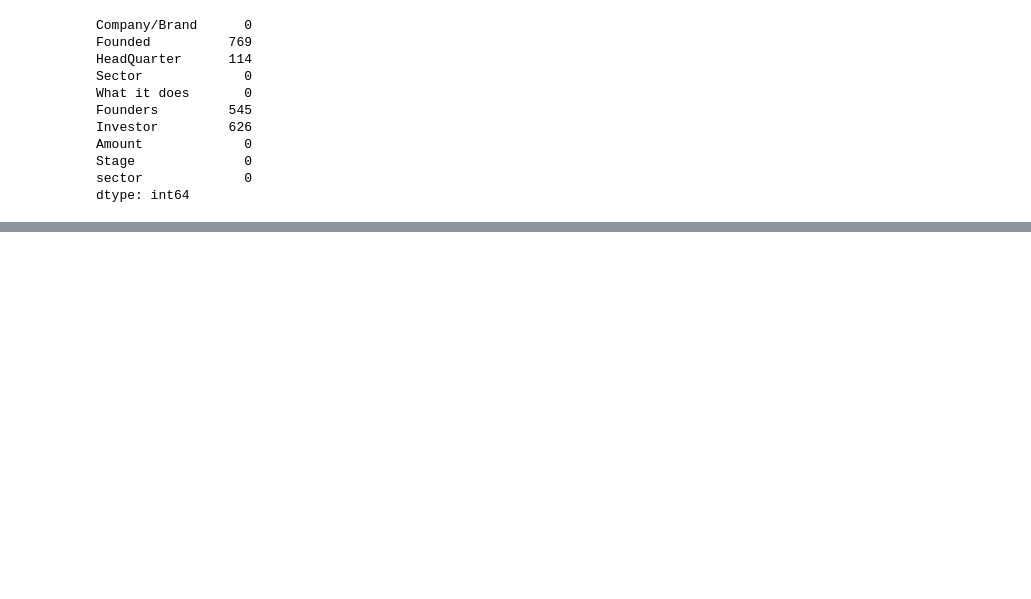
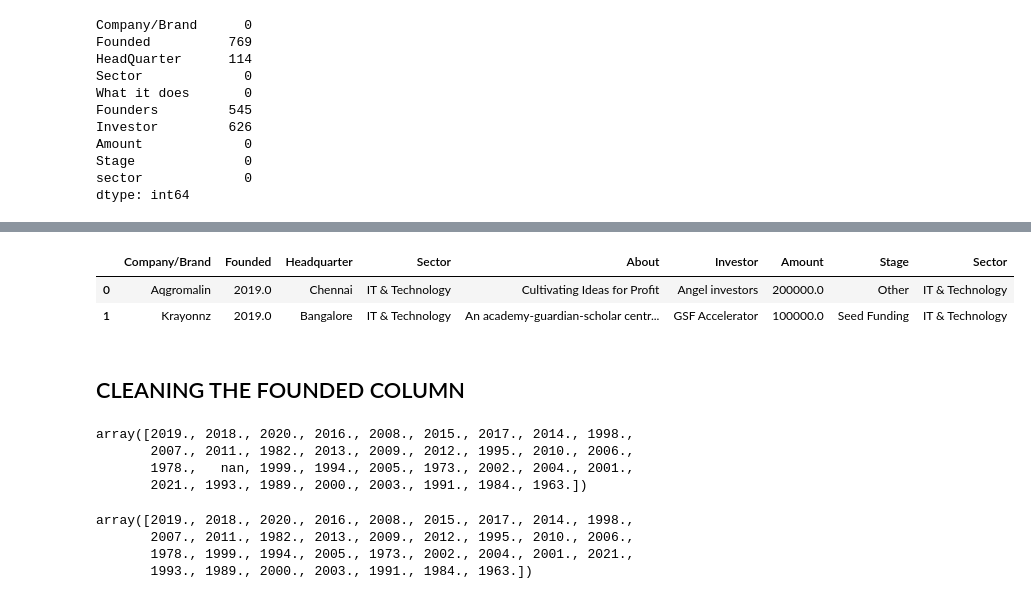
Before and after one commit to Amarquaye009/FIRST-PROJECT---CUSTOMER-CHURN-ANALYSIS, a Jupyter notebook: main.ipynb, the cells around one changed output, grey strips where cells are left out. Cells and saved outputs as stored; diff of their text form; code cells hidden in the pictures; blank space fills up the shorter version.

```diff
--- a/main.ipynb
+++ b/main.ipynb
@@ -482,0 +514,2 @@ dtype: int64
+# %%
+main_df["Investor"] = main_df["Investor"].fillna("Undisclosed")
@@ -482,0 +532,2 @@ dtype: int64
+# %%
+main_df.drop(columns=["Founders"], inplace=True)
@@ -482,0 +547,17 @@ dtype: int64
+# %%
+# Rename some columns
+main_df.rename(columns={'HeadQuarter': 'Headquarter', 'What it does': 'About', 'sector': 'Sector'}, inplace= True)
+main_df.head(2)
+# %% [output]
+|  | Company/Brand | Founded | Headquarter | Sector | About | Investor | Amount | Stage | Sector |
+| 0 | Aqgromalin | 2019.0 | Chennai | IT & Technology | Cultivating Ideas for Profit | Angel investors | 200000.0 | Other | IT & Technology |
+| 1 | Krayonnz | 2019.0 | Bangalore | IT & Technology | An academy-guardian-scholar centr... | GSF Accelerator | 100000.0 | Seed Funding | IT & Technology |
+# %% [markdown]
+## CLEANING THE FOUNDED COLUMN
+# %%
+main_df['Founded'].unique()
+# %% [output]
+array([2019., 2018., 2020., 2016., 2008., 2015., 2017., 2014., 1998.,
+       2007., 2011., 1982., 2013., 2009., 2012., 1995., 2010., 2006.,
+       1978.,   nan, 1999., 1994., 2005., 1973., 2002., 2004., 2001.,
+       2021., 1993., 1989., 2000., 2003., 1991., 1984., 1963.])
@@ -482,0 +566,7 @@ dtype: int64
+# %%
+main_df['Founded'].unique()
+# %% [output]
+array([2019., 2018., 2020., 2016., 2008., 2015., 2017., 2014., 1998.,
+       2007., 2011., 1982., 2013., 2009., 2012., 1995., 2010., 2006.,
+       1978., 1999., 1994., 2005., 1973., 2002., 2004., 2001., 2021.,
+       1993., 1989., 2000., 2003., 1991., 1984., 1963.])
```
Also changed, not shown: parts of 12 cells of this notebook.
